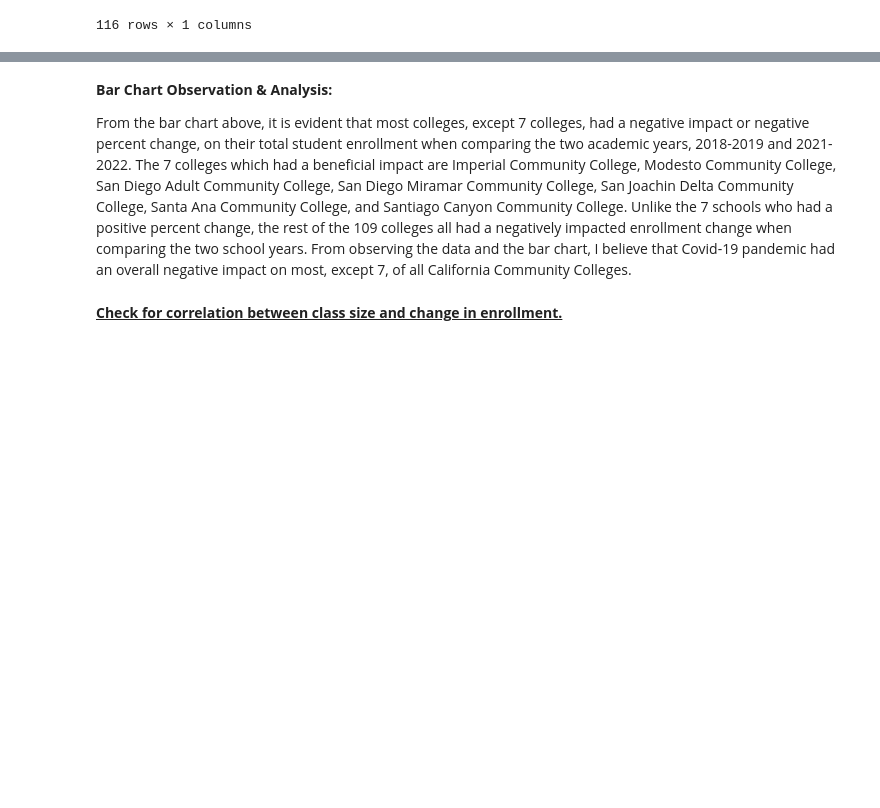
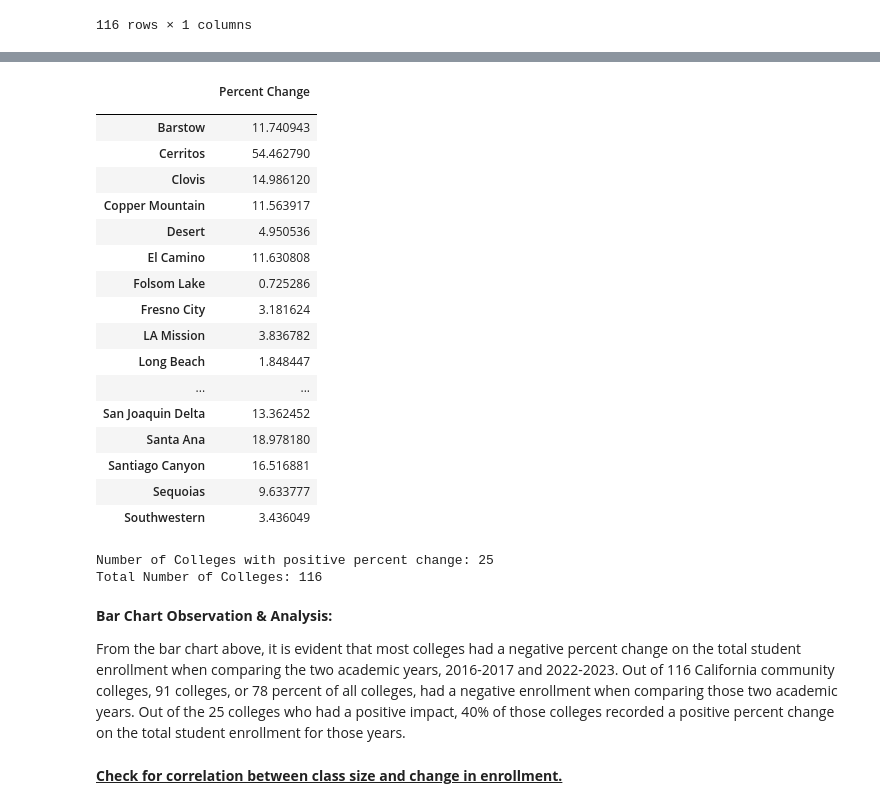
Before and after one commit to jcmkang/California_CommunityCollege_FTES_Analysis-Covid19-, a Jupyter notebook: California_CommunityCollege_FTES_Analysis-Covid19-.ipynb, the cells around one changed output, grey strips where cells are left out. Saved outputs shown, nothing was run; the diff lists cells and outputs as text; code cells hidden in the pictures; blank space fills up the shorter version.

```diff
--- a/California_CommunityCollege_FTES_Analysis-Covid19-.ipynb
+++ b/California_CommunityCollege_FTES_Analysis-Covid19-.ipynb
@@ -438,7 +411,32 @@ plt.show()
+# %%
+display(percentChange_DataFrame[percentChange_DataFrame['Percent Change'] > 0])
+print("Number of Colleges with positive percent change:", len(percentChange_DataFrame[percentChange_DataFrame['Percent Change'] > 0]))
+print("Total Number of Colleges:", len(percentChange_DataFrame))
+# %% [output]
+|  | Percent Change |
+|  |  |
+| Barstow | 11.740943 |
+| Cerritos | 54.462790 |
+| Clovis | 14.986120 |
+| Copper Mountain | 11.563917 |
+| Desert | 4.950536 |
+| El Camino | 11.630808 |
+| Folsom Lake | 0.725286 |
+| Fresno City | 3.181624 |
+| LA Mission | 3.836782 |
+| Long Beach | 1.848447 |
+| ... | ... |
+| San Joaquin Delta | 13.362452 |
+| Santa Ana | 18.978180 |
+| Santiago Canyon | 16.516881 |
+| Sequoias | 9.633777 |
+| Southwestern | 3.436049 |
+Number of Colleges with positive percent change: 25
+Total Number of Colleges: 116
 # %% [markdown]
 <b>Bar Chart Observation & Analysis:
 
-From the bar chart above, it is evident that most colleges, except 7 colleges, had a negative impact or negative percent change, on their total student enrollment when comparing the two academic years, 2018-2019 and 2021-2022. The 7 colleges which had a beneficial impact are Imperial Community College, Modesto Community College, San Diego Adult Community College, San Diego Miramar Community College, San Joachin Delta Community College, Santa Ana Community College, and Santiago Canyon Community College. Unlike the 7 schools who had a positive percent change, the rest of the 109 colleges all had a negatively impacted enrollment change when comparing the two school years. From observing the data and the bar chart, I believe that Covid-19 pandemic had an overall negative impact on most, except 7, of all California Community Colleges.
+From the bar chart above, it is evident that most colleges had a negative percent change on the total student enrollment when comparing the two academic years, 2016-2017 and 2022-2023. Out of 116 California community colleges, 91 colleges, or 78 percent of all colleges, had a negative enrollment when comparing those two academic years. Out of the 25 colleges who had a positive impact, 40% of those colleges recorded a positive percent change on the total student enrollment for those years.
 # %% [markdown]
 <b><u> Check for correlation between class size and change in enrollment.
 # %%
```
Also changed, not shown: parts of 19 cells of this notebook, 1 other file.
